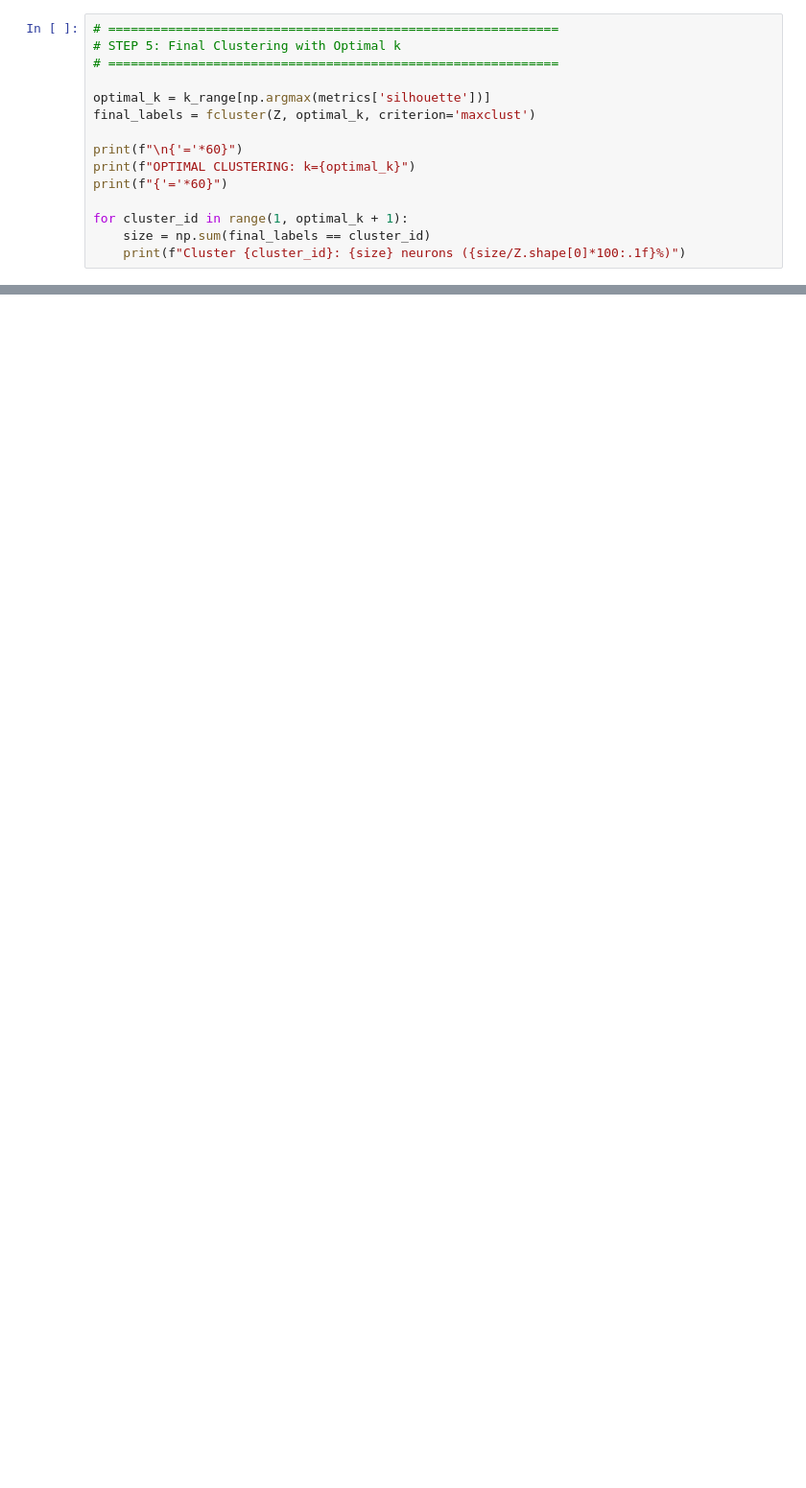
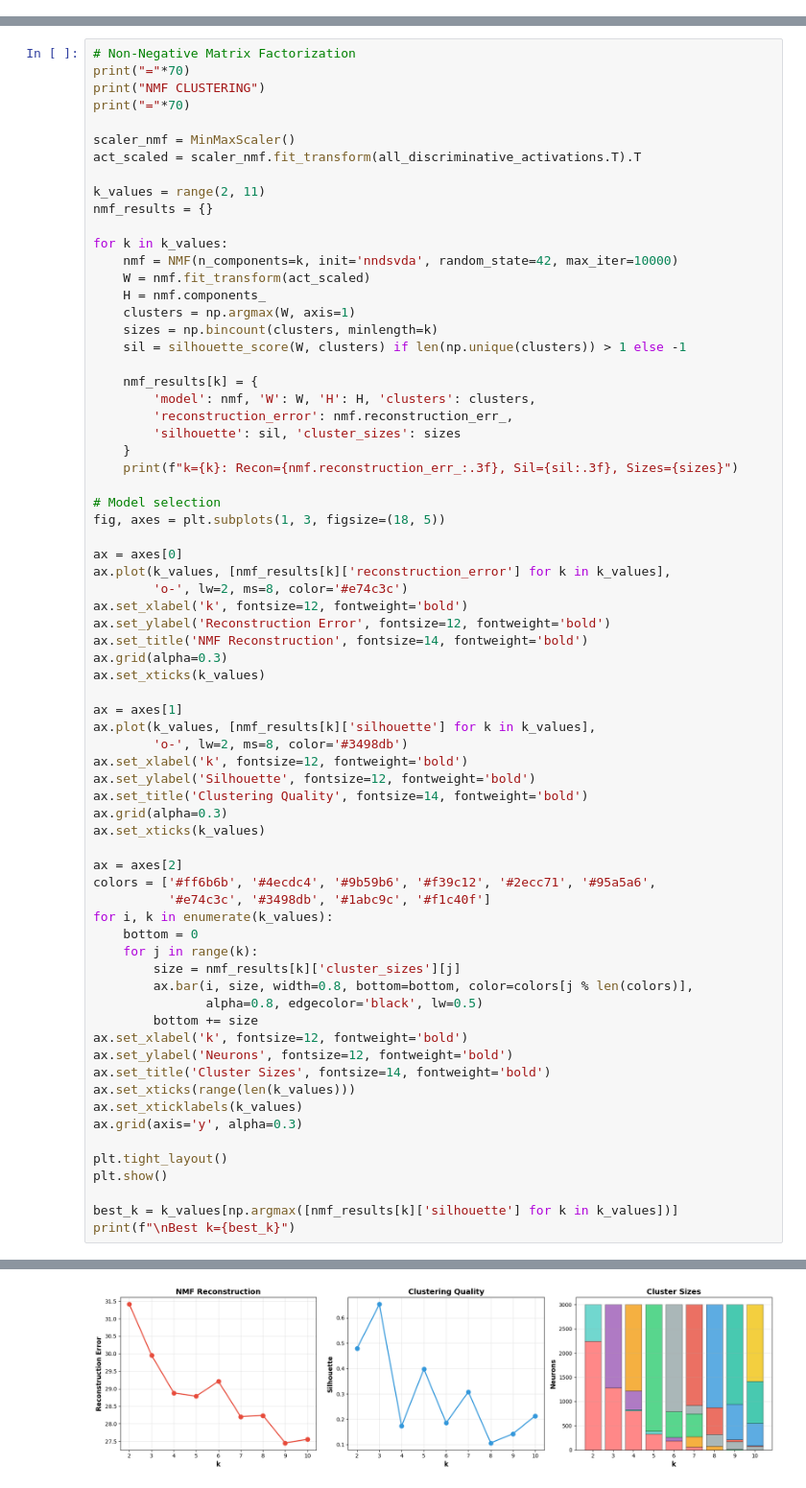
Before and after one commit to Gradient-PG/Human-vs-AI-text-Text-Classification-Analysis-, a Jupyter notebook: notebooks/cluster_testing.ipynb, the cells around one changed output, grey strips where cells are left out. Shown at 96% size. Drawn from its saved outputs; the diff is of its cells as text; blank space fills up the shorter version.

Commit message:
feat: Add larger neuron-level analysis for 3000 samples.

```diff
--- a/notebooks/cluster_testing.ipynb
+++ b/notebooks/cluster_testing.ipynb
@@ -297,15 +0,0 @@ plt.show()
-# %%
-# ============================================================
-# STEP 5: Final Clustering with Optimal k
-# ============================================================
-
-optimal_k = k_range[np.argmax(metrics['silhouette'])]
-final_labels = fcluster(Z, optimal_k, criterion='maxclust')
-
-print(f"\n{'='*60}")
-print(f"OPTIMAL CLUSTERING: k={optimal_k}")
-print(f"{'='*60}")
-
-for cluster_id in range(1, optimal_k + 1):
-    size = np.sum(final_labels == cluster_id)
-    print(f"Cluster {cluster_id}: {size} neurons ({size/Z.shape[0]*100:.1f}%)")
@@ -317,0 +298,71 @@ Cluster 2: 261 neurons (50.7%)
+# %%
+# Non-Negative Matrix Factorization
+print("="*70)
+print("NMF CLUSTERING")
+print("="*70)
+
+scaler_nmf = MinMaxScaler()
+act_scaled = scaler_nmf.fit_transform(all_discriminative_activations.T).T
+
+k_values = range(2, 11)
+nmf_results = {}
+
+for k in k_values:
+    nmf = NMF(n_components=k, init='nndsvda', random_state=42, max_iter=10000)
+    W = nmf.fit_transform(act_scaled)
+    H = nmf.components_
+    clusters = np.argmax(W, axis=1)
+    sizes = np.bincount(clusters, minlength=k)
+    sil = silhouette_score(W, clusters) if len(np.unique(clusters)) > 1 else -1
+
+    nmf_results[k] = {
+        'model': nmf, 'W': W, 'H': H, 'clusters': clusters,
+        'reconstruction_error': nmf.reconstruction_err_,
+        'silhouette': sil, 'cluster_sizes': sizes
+    }
+    print(f"k={k}: Recon={nmf.reconstruction_err_:.3f}, Sil={sil:.3f}, Sizes={sizes}")
+
+# Model selection
+fig, axes = plt.subplots(1, 3, figsize=(18, 5))
+
+ax = axes[0]
+ax.plot(k_values, [nmf_results[k]['reconstruction_error'] for k in k_values],
+        'o-', lw=2, ms=8, color='#e74c3c')
+ax.set_xlabel('k', fontsize=12, fontweight='bold')
+ax.set_ylabel('Reconstruction Error', fontsize=12, fontweight='bold')
+ax.set_title('NMF Reconstruction', fontsize=14, fontweight='bold')
+ax.grid(alpha=0.3)
+ax.set_xticks(k_values)
+
+ax = axes[1]
+ax.plot(k_values, [nmf_results[k]['silhouette'] for k in k_values],
+        'o-', lw=2, ms=8, color='#3498db')
+ax.set_xlabel('k', fontsize=12, fontweight='bold')
+ax.set_ylabel('Silhouette', fontsize=12, fontweight='bold')
+ax.set_title('Clustering Quality', fontsize=14, fontweight='bold')
+ax.grid(alpha=0.3)
+ax.set_xticks(k_values)
+
+ax = axes[2]
+colors = ['#ff6b6b', '#4ecdc4', '#9b59b6', '#f39c12', '#2ecc71', '#95a5a6',
+          '#e74c3c', '#3498db', '#1abc9c', '#f1c40f']
+for i, k in enumerate(k_values):
+    bottom = 0
+    for j in range(k):
+        size = nmf_results[k]['cluster_sizes'][j]
+        ax.bar(i, size, width=0.8, bottom=bottom, color=colors[j % len(colors)],
+               alpha=0.8, edgecolor='black', lw=0.5)
+        bottom += size
+ax.set_xlabel('k', fontsize=12, fontweight='bold')
+ax.set_ylabel('Neurons', fontsize=12, fontweight='bold')
+ax.set_title('Cluster Sizes', fontsize=14, fontweight='bold')
+ax.set_xticks(range(len(k_values)))
+ax.set_xticklabels(k_values)
+ax.grid(axis='y', alpha=0.3)
+
+plt.tight_layout()
+plt.show()
+
+best_k = k_values[np.argmax([nmf_results[k]['silhouette'] for k in k_values])]
+print(f"\nBest k={best_k}")
+# %% [output]
@@ -317,0 +381 @@ Cluster 2: 261 neurons (50.7%)
+[figure, added]
```
Also changed, not shown: parts of 20 cells of this notebook, 3 other files.
